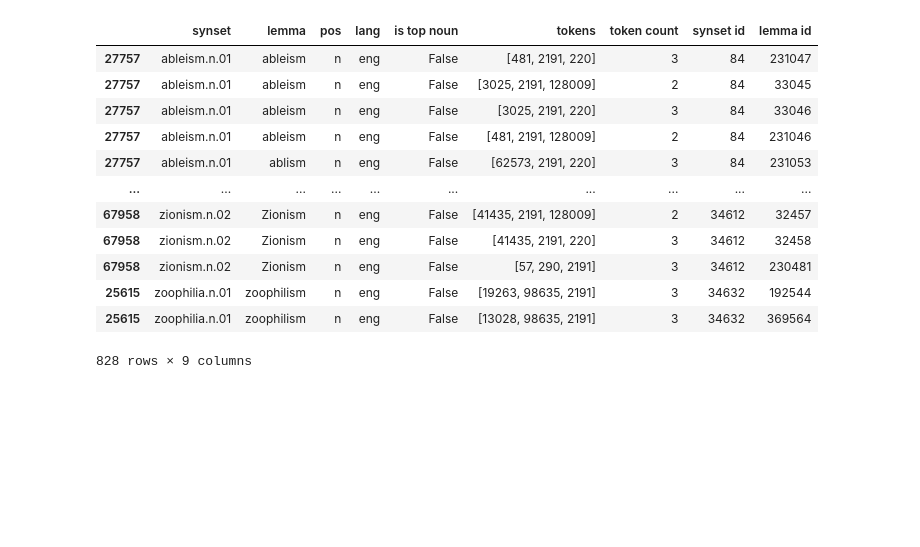
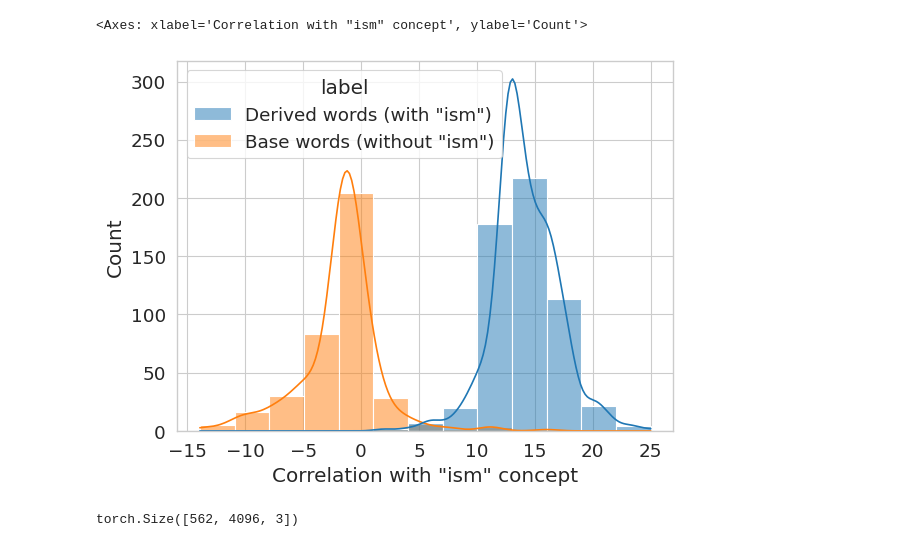
Before and after one commit to phvv-me/frame-representation-hypothesis, a Jupyter notebook: 11_token_superposition_analysis.ipynb, the cells around one changed output. Drawn from its saved outputs; the diff is of its cells as text; code cells hidden in the pictures; blank space fills up the shorter version.

```diff
--- a/11_token_superposition_analysis.ipynb
+++ b/11_token_superposition_analysis.ipynb
@@ -6,5 +15,6 @@ fur = FrameUnembeddingRepresentation.from_model_id(
     "meta-llama/Meta-Llama-3.1-8B-Instruct",
     device_map="cuda:0",
     torch_dtype=torch.bfloat16,
+    quantization=4
 )
 # %% [output]
@@ -36,0 +35,9 @@ df2[df2["symbol"].str.contains("ism")]
+# %%
+OPTIONS = {
+    "min_lemmas_per_synset": 1,
+    "max_token_count": 3,
+}
+
+TOKEN = "ism"
+
+df = fur.data.get_dataframe(fur.model.tokenizer, **OPTIONS)
@@ -53,16 +106,0 @@ Name: count, Length: 245, dtype: int64
-# %%
-df[df["tokens"].list.index(2191) != -1]
-# %% [output]
-|  | synset | lemma | pos | lang | is top noun | tokens | token count | synset id | lemma id |
-| 27757 | ableism.n.01 | ableism | n | eng | False | [481, 2191, 220] | 3 | 84 | 231047 |
-| 27757 | ableism.n.01 | ableism | n | eng | False | [3025, 2191, 128009] | 2 | 84 | 33045 |
-| 27757 | ableism.n.01 | ableism | n | eng | False | [3025, 2191, 220] | 3 | 84 | 33046 |
-| 27757 | ableism.n.01 | ableism | n | eng | False | [481, 2191, 128009] | 2 | 84 | 231046 |
-| 27757 | ableism.n.01 | ablism | n | eng | False | [62573, 2191, 220] | 3 | 84 | 231053 |
-| ... | ... | ... | ... | ... | ... | ... | ... | ... | ... |
-| 67958 | zionism.n.02 | Zionism | n | eng | False | [41435, 2191, 128009] | 2 | 34612 | 32457 |
-| 67958 | zionism.n.02 | Zionism | n | eng | False | [41435, 2191, 220] | 3 | 34612 | 32458 |
-| 67958 | zionism.n.02 | Zionism | n | eng | False | [57, 290, 2191] | 3 | 34612 | 230481 |
-| 25615 | zoophilia.n.01 | zoophilism | n | eng | False | [19263, 98635, 2191] | 3 | 34632 | 192544 |
-| 25615 | zoophilia.n.01 | zoophilism | n | eng | False | [13028, 98635, 2191] | 3 | 34632 | 369564 |
-828 rows × 9 columns
@@ -72,0 +107,43 @@ df[df["tokens"].list.index(2191) != -1]
+# %%
+TOKEN = "ism" # ism, ment, ation
+
+ism_token_id = fur.model.tokenizer.encode(TOKEN)[1]
+
+ism_lemmas = df[df["tokens"].list.index(ism_token_id) != -1]["lemma"].str.strip().unique()
+ism_negative_lemmas = ism_lemmas.str.replace(TOKEN, "").str.strip().unique()
+
+ism_positive_tokens = df[df["lemma"].isin(ism_lemmas)].drop_duplicates("lemma")["tokens"].to_pandas().values
+ism_negative_tokens = df[df["lemma"].isin(ism_negative_lemmas)].drop_duplicates("lemma")["tokens"].to_pandas().values
+
+w_positive = fur.get_token_representations(np.stack(ism_positive_tokens)).mT
+w_negative = fur.get_token_representations(np.stack(ism_negative_tokens)).mT
+
+# w_positive = w_positive.mean(dim=-1, keepdim=True)
+# w_negative = w_negative.mean(dim=-1, keepdim=True)
+
+c_positive = Concept(tensor=fur.average_frames(w_positive), synset="derived words")
+c_negative = Concept(tensor=fur.average_frames(w_negative), synset="base words")
+
+# the idea of "ism" can be isolated as the average of all words with ism - their counterparts without ism
+# only the combined concept is able to gracefully isolate the two groups.
+c = c_positive - c_negative
+c.tensor.unsqueeze_(0)
+
+x = f"Correlation with \"{TOKEN}\" concept"
+y = "label"
+
+df_plot = pd.DataFrame({
+    x: torch.cat([w_positive * c, w_negative * c]).flatten().cpu().tolist(),
+    y: w_positive.shape[0] * [f"Derived words (with \"{TOKEN}\")"] + w_negative.shape[0] * [f"Base words (without \"{TOKEN}\")"],
+})
+
+sns.histplot(df_plot, x=x, hue=y, kde=True)
+
+# df[df["lemma"].isin(negative_lemmas)].drop_duplicates("lemma")
+# %% [output]
+<Axes: xlabel='Correlation with "ism" concept', ylabel='Count'>
+[figure, added]
+# %%
+w_positive.shape
+# %% [output]
+torch.Size([562, 4096, 3])
```
Also changed, not shown: parts of 8 cells of this notebook, 13 other files.
